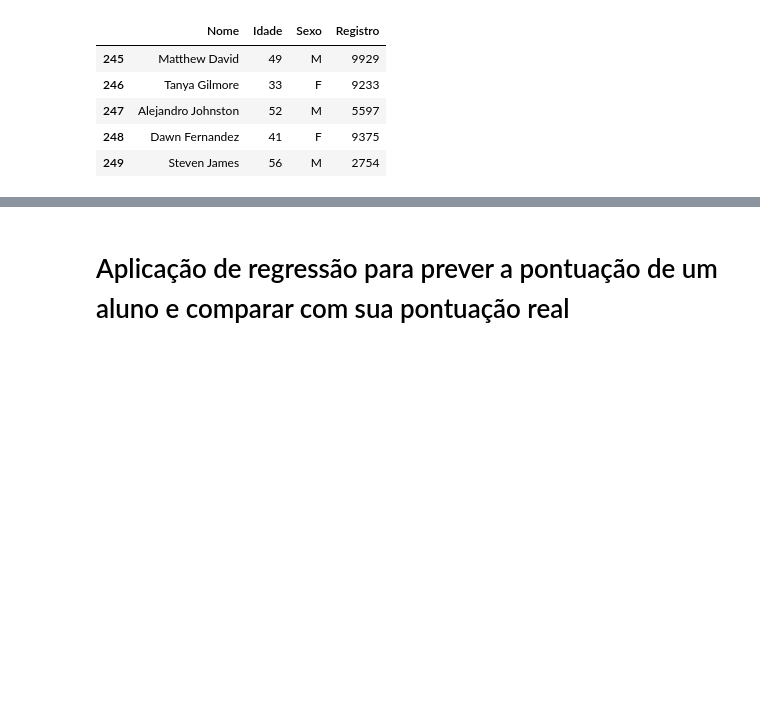
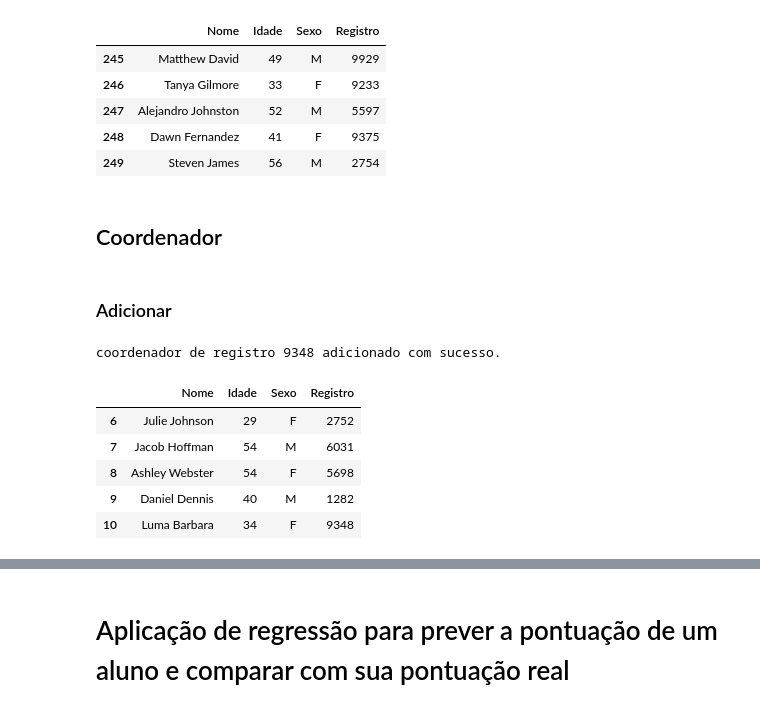
Before and after one commit to daviguerra05/Sprint03_Dynamic_Programming, a Jupyter notebook: Sprint03.ipynb, the cells around one changed output, grey strips where cells are left out. Drawn from its saved outputs; the diff is of its cells as text; code cells hidden in the pictures; blank space fills up the shorter version.

```diff
--- a/Sprint03.ipynb
+++ b/Sprint03.ipynb
@@ -350,3 +357,19 @@ Professor com Registro 8004 excluído com sucesso.
 | 247 | Alejandro Johnston | 52 | M | 5597 |
 | 248 | Dawn Fernandez | 41 | F | 9375 |
 | 249 | Steven James | 56 | M | 2754 |
+# %% [markdown]
+## Coordenador
+# %% [markdown]
+### Adicionar
+# %%
+novoCoordenador = Coordenador.Coordenador(Nome='Luma Barbara',Idade=34,Sexo='F',Registro=9348)
+coordenadores.adicionarcoordenador(novoCoordenador)
+coordenadores.df.tail()
+# %% [output]
+coordenador de registro 9348 adicionado com sucesso.
+|  | Nome | Idade | Sexo | Registro |
+| 6 | Julie Johnson | 29 | F | 2752 |
+| 7 | Jacob Hoffman | 54 | M | 6031 |
+| 8 | Ashley Webster | 54 | F | 5698 |
+| 9 | Daniel Dennis | 40 | M | 1282 |
+| 10 | Luma Barbara | 34 | F | 9348 |
```
Also changed, not shown: parts of 18 cells of this notebook, 5 other files.
